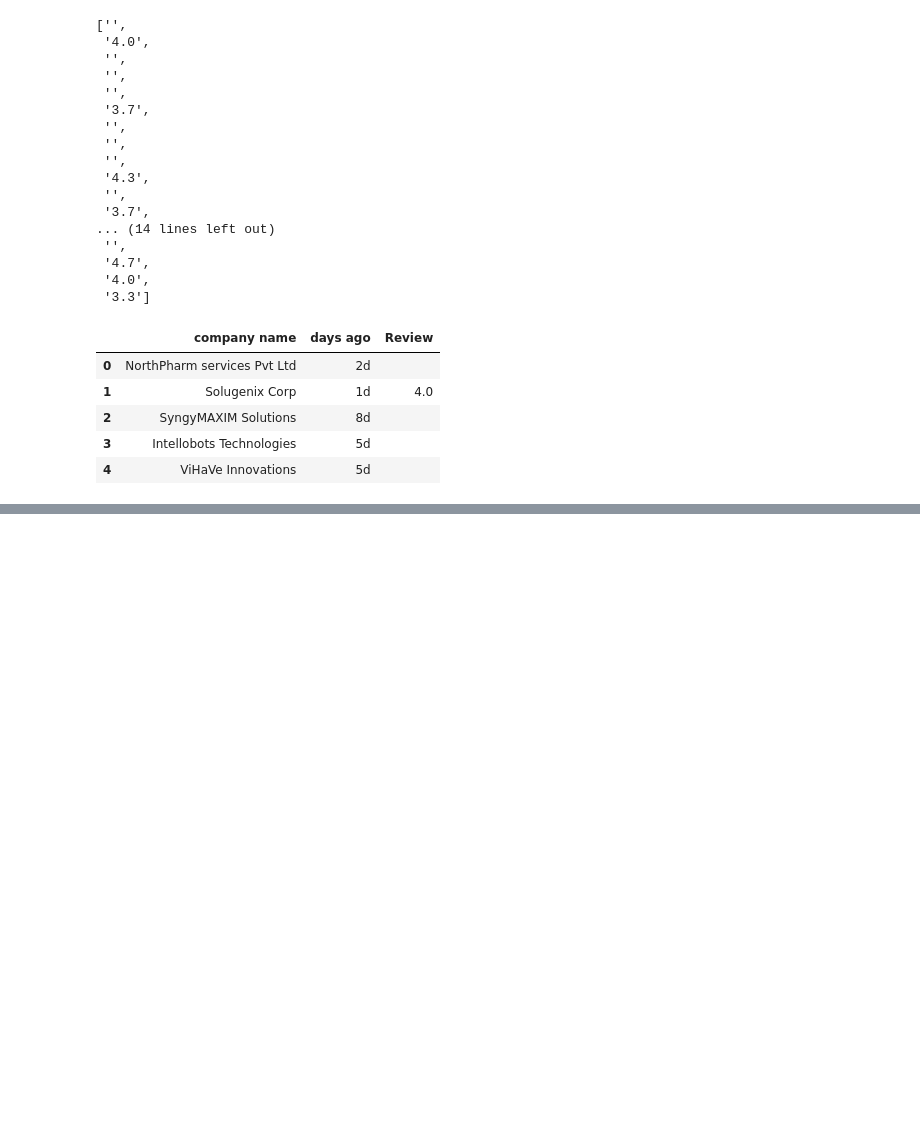
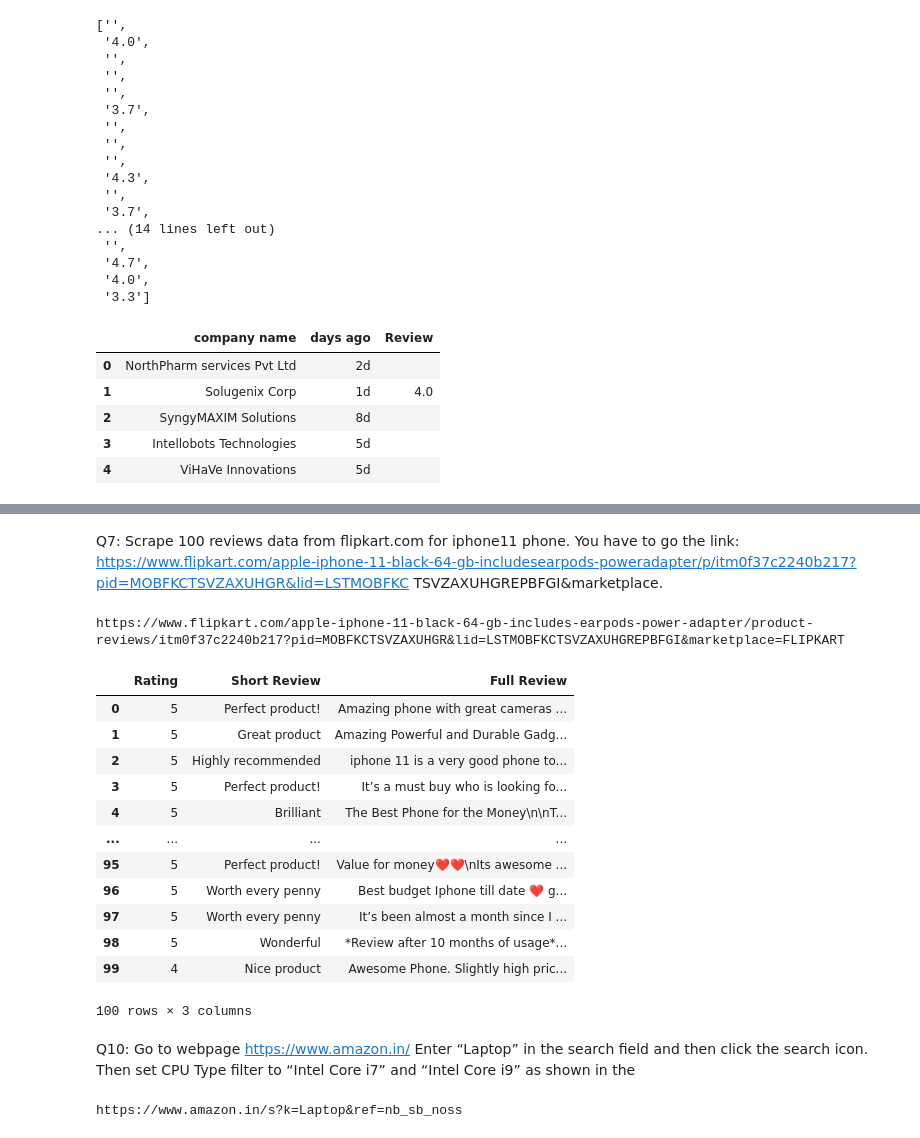
Before and after one commit to vara1994/projects, a Jupyter notebook: Assignment2.ipynb, the cells around one changed output, grey strips where cells are left out. Drawn from its saved outputs; the diff is of its cells as text; code cells hidden in the pictures; blank space fills up the shorter version.

```diff
--- a/Assignment2.ipynb
+++ b/Assignment2.ipynb
@@ -578,0 +1124,6 @@ in Noida location
+# %%
+Dis3=[]
+for i in Discount3:
+    offer=i.text
+    Dis3.append(offer)
+Dis3
@@ -578,0 +1148,6 @@ in Noida location
+# %% [markdown]
+Q7: Scrape 100 reviews data from flipkart.com for iphone11 phone. You have to
+go the link: https://www.flipkart.com/apple-iphone-11-black-64-gb-includesearpods-poweradapter/p/itm0f37c2240b217?pid=MOBFKCTSVZAXUHGR&lid=LSTMOBFKC
+TSVZAXUHGREPBFGI&marketplace.
+# %%
+Q7=webdriver.Chrome("D:\\Softwares\\chromedriver_win32\\chromedriver.exe")
@@ -578,0 +1156,53 @@ in Noida location
+# %%
+Q7.find_element_by_xpath("//div[@class='_3UAT2v _16PBlm']").click()
+url=Q7.current_url
+print(url)
+# %% [output]
+https://www.flipkart.com/apple-iphone-11-black-64-gb-includes-earpods-power-adapter/product-reviews/itm0f37c2240b217?pid=MOBFKCTSVZAXUHGR&lid=LSTMOBFKCTSVZAXUHGREPBFGI&marketplace=FLIPKART
+# %%
+Full_Rev=[]
+Ratings=[]
+Reviews=[]
+Full_Rev=[]
+
+for i in range(10):
+    url=Q7.find_element_by_xpath("//a[@class='ge-49M _2Kfbh8']").get_attribute('href')
+    Q7.get(url)
+
+    Rating=Q7.find_elements_by_xpath("//div[@class='_3LWZlK _1BLPMq']")
+    for j in Rating:
+        review=j.text
+        Ratings.append(review)
+
+    review=Q7.find_elements_by_xpath("//p[@class='_2-N8zT']")
+
+    for k in review:
+        rev=k.text
+        Reviews.append(rev)
+
+    full_review=Q7.find_elements_by_xpath("//div[@class='t-ZTKy']")
+    for l in full_review:
+        rev=l.text
+        Full_Rev.append(rev)
+# %%
+df=pd.DataFrame({'Rating': Ratings,
+                'Short Review': Reviews,
+               'Full Review': Full_Rev})
+df
+# %% [output]
+|  | Rating | Short Review | Full Review |
+| 0 | 5 | Perfect product! | Amazing phone with great cameras ... |
+| 1 | 5 | Great product | Amazing Powerful and Durable Gadg... |
+| 2 | 5 | Highly recommended | iphone 11 is a very good phone to... |
+| 3 | 5 | Perfect product! | It’s a must buy who is looking fo... |
+| 4 | 5 | Brilliant | The Best Phone for the Money\n\nT... |
+| ... | ... | ... | ... |
+| 95 | 5 | Perfect product! | Value for money❤️❤️\nIts awesome ... |
+| 96 | 5 | Worth every penny | Best budget Iphone till date ❤️ g... |
+| 97 | 5 | Worth every penny | It’s been almost a month since I ... |
+| 98 | 5 | Wonderful | *Review after 10 months of usage*... |
+| 99 | 4 | Nice product | Awesome Phone. Slightly high pric... |
+100 rows × 3 columns
+# %% [markdown]
+Q10: Go to webpage https://www.amazon.in/ Enter “Laptop” in the search field and then click the search icon.
+ Then set CPU Type filter to “Intel Core i7” and “Intel Core i9” as shown in the
@@ -578,0 +1213,9 @@ in Noida location
+# %%
+Search=Q10.find_element_by_xpath("//input[@id='twotabsearchtextbox']")
+Search.send_keys("Laptop ")
+submit=Q10.find_element_by_xpath("//input[@type='submit']")
+submit.click()
+url=Q10.current_url
+print(url)
+# %% [output]
+https://www.amazon.in/s?k=Laptop&ref=nb_sb_noss
```
Also changed, not shown: parts of 75 cells of this notebook.
